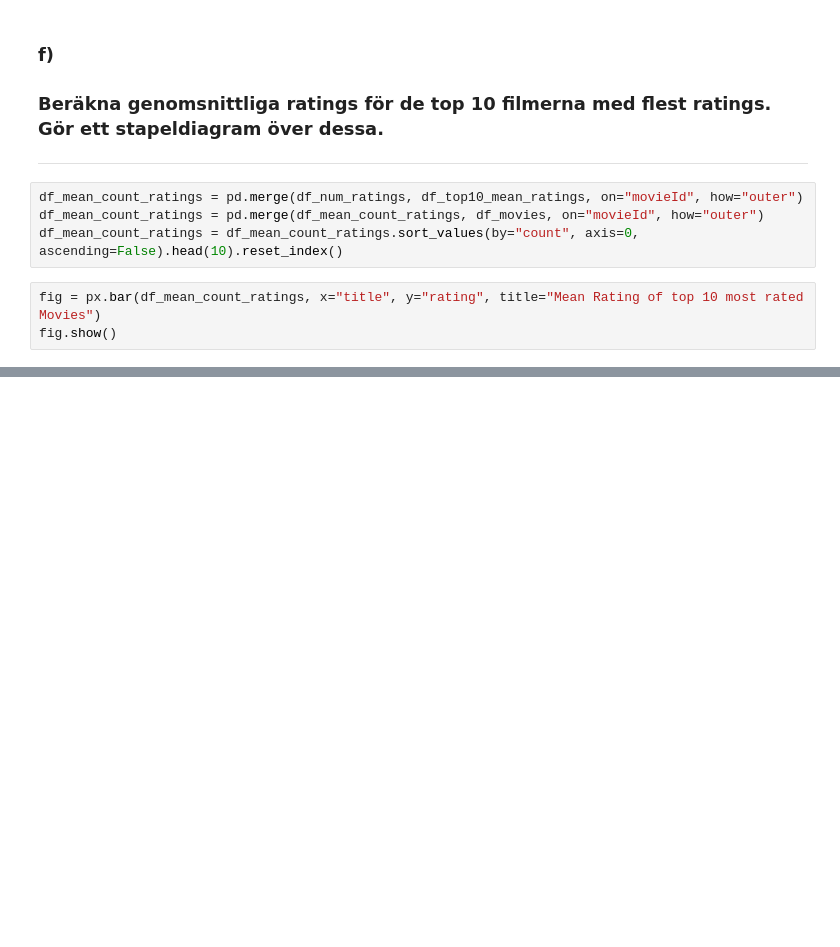
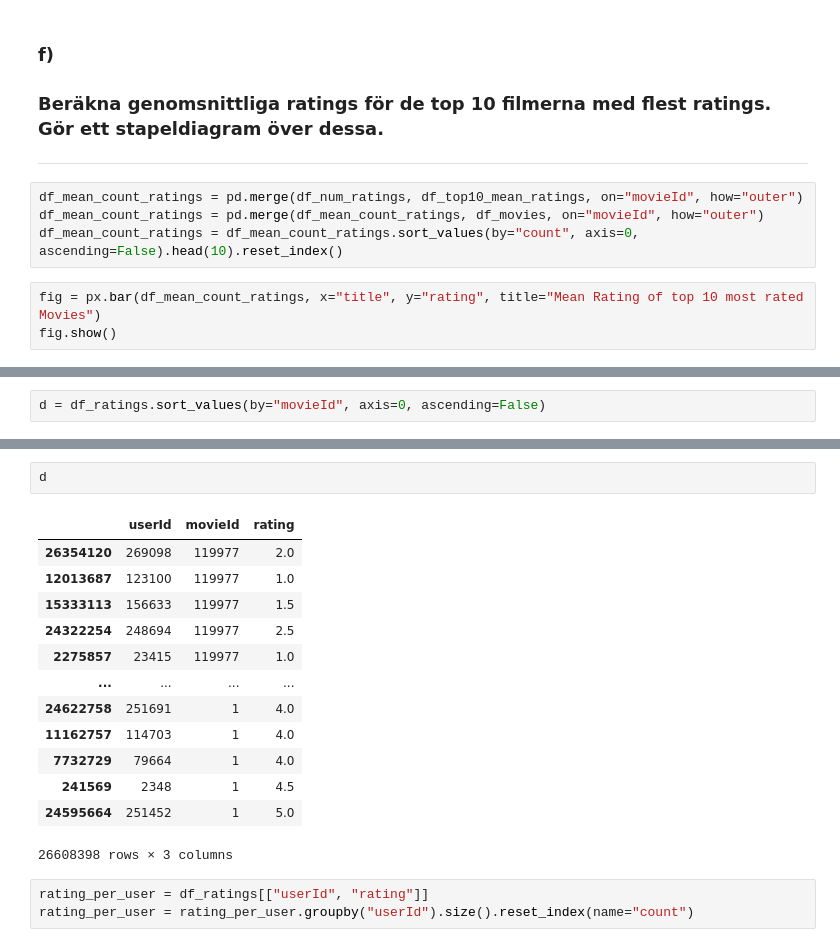
Before and after one commit to Canesp/Machine-learning-Philip-de-Canesie, a Jupyter notebook: Lab/recommend.ipynb, the cells around one changed output, grey strips where cells are left out. Saved outputs shown, nothing was run; the diff lists cells and outputs as text; blank space fills up the shorter version.

```diff
--- a/Lab/recommend.ipynb
+++ b/Lab/recommend.ipynb
@@ -152,0 +197,2 @@ fig.show()
+# %%
+d = df_ratings.sort_values(by="movieId", axis=0, ascending=False)
@@ -152,0 +208,19 @@ fig.show()
+# %%
+d
+# %% [output]
+|  | userId | movieId | rating |
+| 26354120 | 269098 | 119977 | 2.0 |
+| 12013687 | 123100 | 119977 | 1.0 |
+| 15333113 | 156633 | 119977 | 1.5 |
+| 24322254 | 248694 | 119977 | 2.5 |
+| 2275857 | 23415 | 119977 | 1.0 |
+| ... | ... | ... | ... |
+| 24622758 | 251691 | 1 | 4.0 |
+| 11162757 | 114703 | 1 | 4.0 |
+| 7732729 | 79664 | 1 | 4.0 |
+| 241569 | 2348 | 1 | 4.5 |
+| 24595664 | 251452 | 1 | 5.0 |
+26608398 rows × 3 columns
+# %%
+rating_per_user = df_ratings[["userId", "rating"]]
+rating_per_user = rating_per_user.groupby("userId").size().reset_index(name="count")
```
Also changed, not shown: parts of 11 cells of this notebook, 2 other files.
